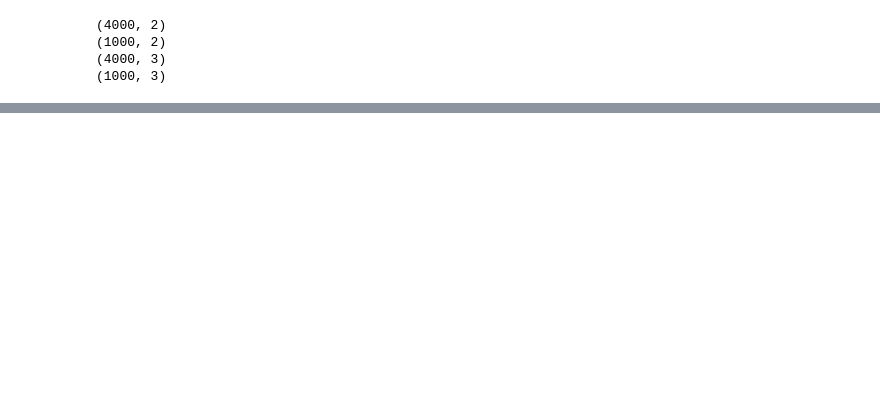
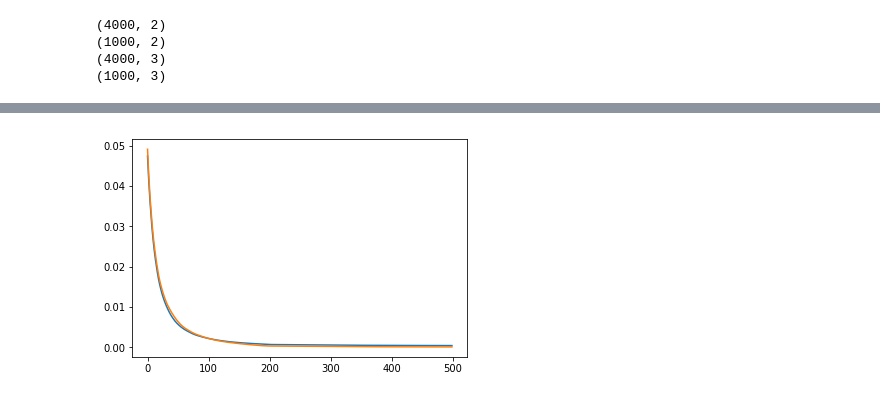
Before and after one commit to solaaa/statistical-learning-method, a Jupyter notebook: perceptron.ipynb, the cells around one changed output, grey strips where cells are left out. Saved outputs shown, nothing was run; the diff lists cells and outputs as text; code cells hidden in the pictures; blank space fills up the shorter version.

```diff
--- a/perceptron.ipynb
+++ b/perceptron.ipynb
@@ -39,0 +24,9 @@ while epoch > 0:
+# %%
+def sign(a):
+    y_hat = [0]*len(a)
+    for i in range(len(a)):
+        if a[i]<=0:
+            y_hat[i] = -1
+        else:
+            y_hat[i] = 1
+    return y_hat
@@ -39,0 +47,73 @@ while epoch > 0:
+# %%
+def pridict(x,w,b):
+    a = np.dot(x,w) + b
+    return sign(a)
+# %%
+def accuracy(y, y_hat):
+    cnt = 0
+    for i in range(len(y)):
+        if y[i][0] == 1 and y_hat[i] == 1 or y[i][1] == 1 and y_hat[i] == -1:
+            cnt += 1
+    return cnt/len(y)
+# %%
+# init w,b
+w = np.random.rand(2,1)
+b = np.random.rand(1)
+
+# start
+epoch = 500
+iternum = epoch
+eta = 0.1
+loss = {'training_loss':[], 'val_loss':[]}
+acc = {'training_acc':[], 'val_acc':[]}
+flag = 0
+while epoch > 0:
+    a = np.dot(X_train, w)
+    d_w = np.zeros([2,1])
+    d_b = 0
+    if epoch < 300 and flag == 0:
+        eta = 0.02
+        flag = 1
+
+    for i in range(len(X_train)):
+        if a[i] > 0 and Y_train[i][0] == 1 or a[i] < 0 and Y_train[i][1] == 1:
+            continue
+        else:
+            yi = 0
+            if Y_train[i][0] == 1:
+                yi = 1
+            else:
+                yi = -1
+            d_w += yi*(X_train[i].reshape((2,1)))
+            d_b += yi
+
+    d_w = d_w/len(X_train)
+    d_b = d_b/len(X_train)
+    w = w + eta*d_w
+    b = b + eta*d_b
+
+    # restore history
+    loss['training_loss'].append(loss_f(X_train, Y_train, w, b))
+    loss['val_loss'].append(loss_f(X_val, Y_val, w, b))
+    Y_train_hat = pridict(X_train, w, b)
+    Y_val_hat = pridict(X_val, w, b)
+    acc['training_acc'].append(accuracy(Y_train, Y_train_hat))
+    acc['val_acc'].append(accuracy(Y_val, Y_val_hat))
+
+    if epoch%10 == 0:
+        print('=======================')
+        print(iternum-epoch+1)
+        print('training_acc: %f, training_loss: %f, val_acc: %f, val_loss: %f'
+              %(acc['training_acc'][iternum-epoch], loss['training_loss'][iternum-epoch],
+                acc['val_acc'][iternum-epoch], loss['val_loss'][iternum-epoch]))
+    epoch -= 1
+
+# Plot
+plt.figure(1)
+plt.plot(loss['training_loss'])
+plt.plot(loss['val_loss'])
+
+plt.figure(2)
+plt.plot(acc['training_acc'])
+plt.plot(acc['val_acc'])
+# %% [output]
@@ -39,0 +138 @@ while epoch > 0:
+[figure, added]
```
Also changed, not shown: parts of 6 cells of this notebook.
